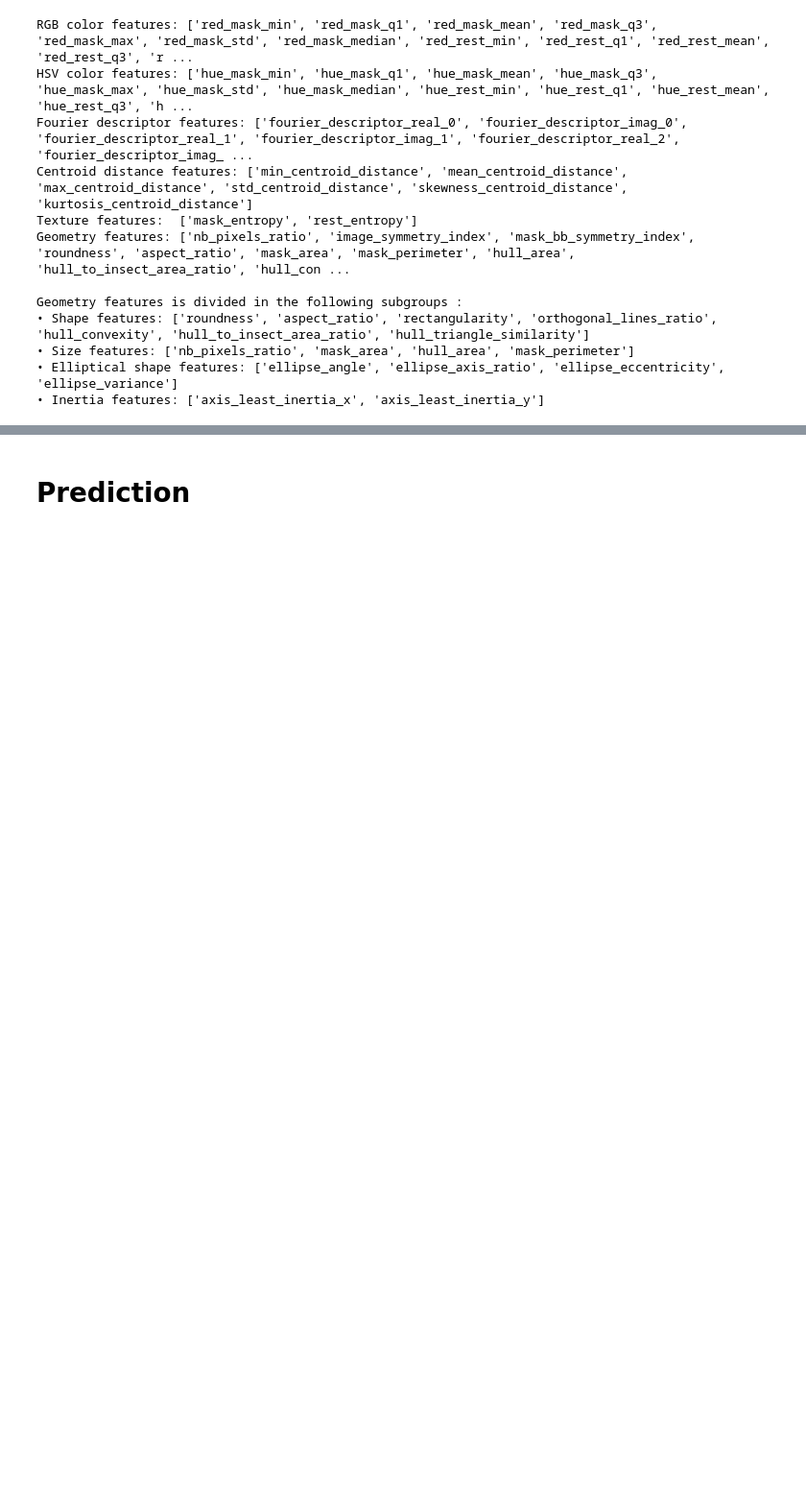
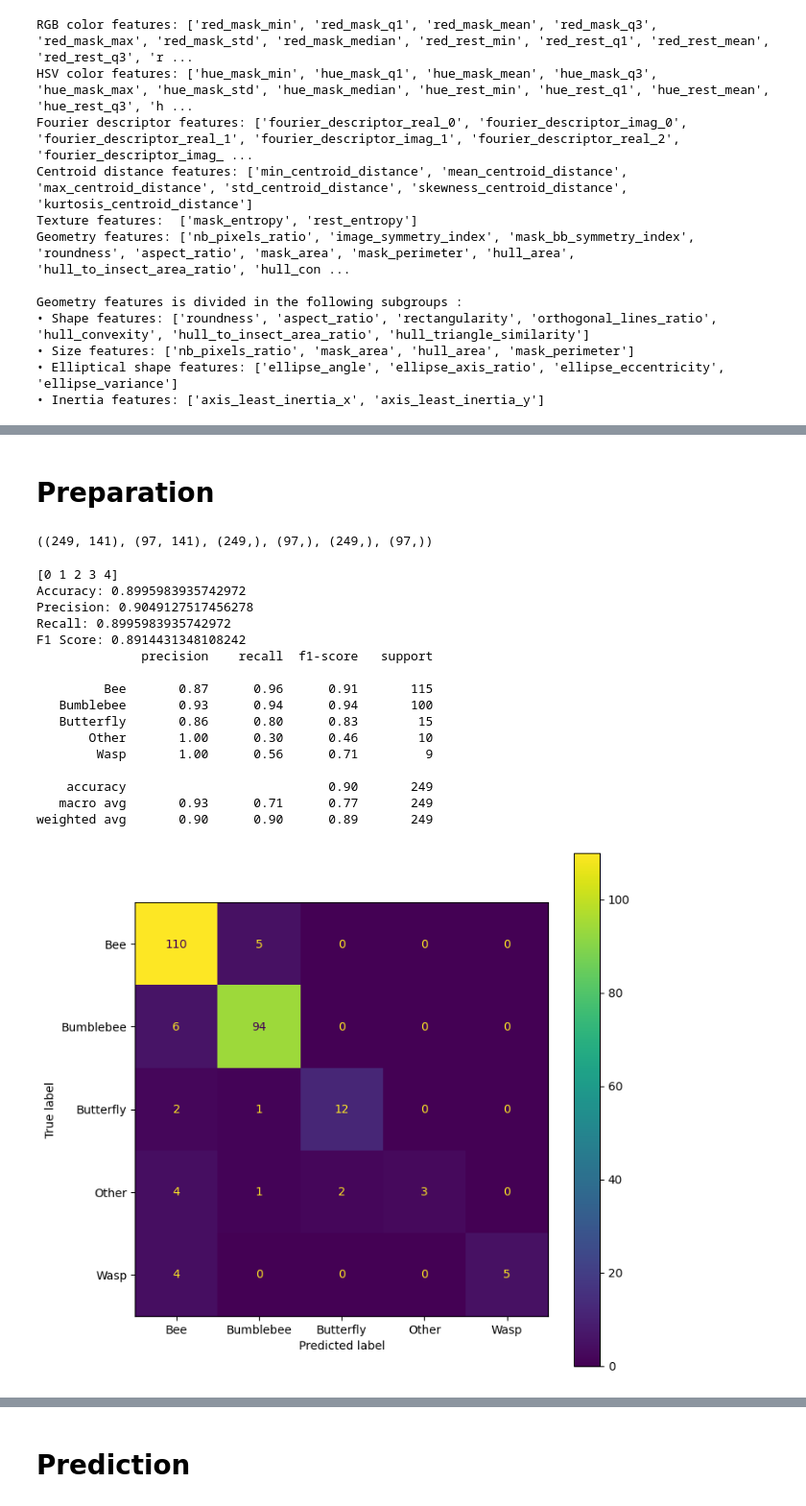
Before and after one commit to alexisvafiadis/Bug-Images-Data-Analysis-And-Type-Classification, a Jupyter notebook: 6_test_prediction.ipynb, the cells around one changed output, grey strips where cells are left out. Shown at 96% size. Cells and saved outputs as stored; diff of their text form; code cells hidden in the pictures; blank space fills up the shorter version.

```diff
--- a/6_test_prediction.ipynb
+++ b/6_test_prediction.ipynb
@@ -250,0 +297,4 @@ Geometry features is divided in the following subgroups :
+# %%
+X = X_final
+columns = X.columns
+len(columns)
@@ -250,0 +1370,2 @@ Geometry features is divided in the following subgroups :
+# %%
+SAVE_DIR = 'models2/'
@@ -250,0 +1412,4 @@ Geometry features is divided in the following subgroups :
+# %%
+models = load_models_from_directory()
+models_list = list(models.values())
+models_tuples = [(name, model) for name, model in models.items()]
@@ -250,0 +1437,12 @@ Geometry features is divided in the following subgroups :
+# %% [markdown]
+# Preparation
+# %%
+X_train = X.loc[train_data.index]
+X_test = X.loc[test_data.index]
+y_train5 = y5.loc[train_data.index]
+y_test5 = y5.loc[test_data.index]
+y_encoded_train5 = y_encoded5[:len(X_train)]
+y_encoded_test5 = y_encoded5[len(X_train):]
+X_train.shape, X_test.shape, y_train5.shape, y_test5.shape, y_encoded_train5.shape, y_encoded_test5.shape
+# %% [output]
+((249, 141), (97, 141), (249,), (97,), (249,), (97,))
@@ -250,0 +1490,23 @@ Geometry features is divided in the following subgroups :
+# %%
+# Just checking if everything is right and models still work
+evaluate_classifier(models['xgb'], X_train, y_train5, plot=False, debug=False, n_jobs=-1, cv=cv)
+#evaluate_classifier(models['lgb'], X_train, y_train5, plot=False, debug=False, n_jobs=-1, cv=cv)
+#evaluate_classifier(models['rf'], X_train, y_train5, plot=False, debug=False, n_jobs=-1, cv=cv)
+# %% [output]
+[0 1 2 3 4]
+Accuracy: 0.8995983935742972
+Precision: 0.9049127517456278
+Recall: 0.8995983935742972
+F1 Score: 0.8914431348108242
+              precision    recall  f1-score   support
+
+         Bee       0.87      0.96      0.91       115
+   Bumblebee       0.93      0.94      0.94       100
+   Butterfly       0.86      0.80      0.83        15
+       Other       1.00      0.30      0.46        10
+        Wasp       1.00      0.56      0.71         9
+
+    accuracy                           0.90       249
+   macro avg       0.93      0.71      0.77       249
+weighted avg       0.90      0.90      0.89       249
+[figure, added]
```
Also changed, not shown: parts of 37 cells of this notebook, 4 other files.
